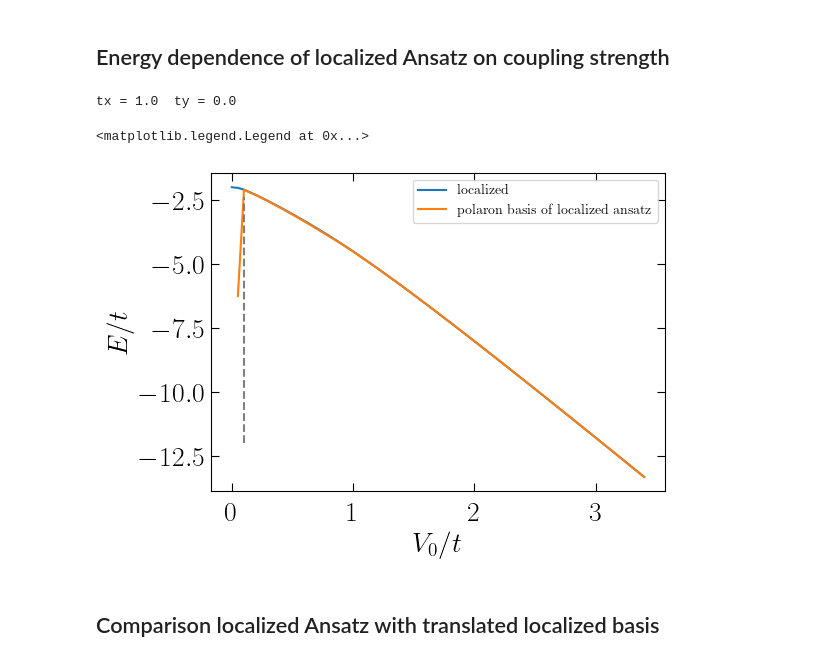
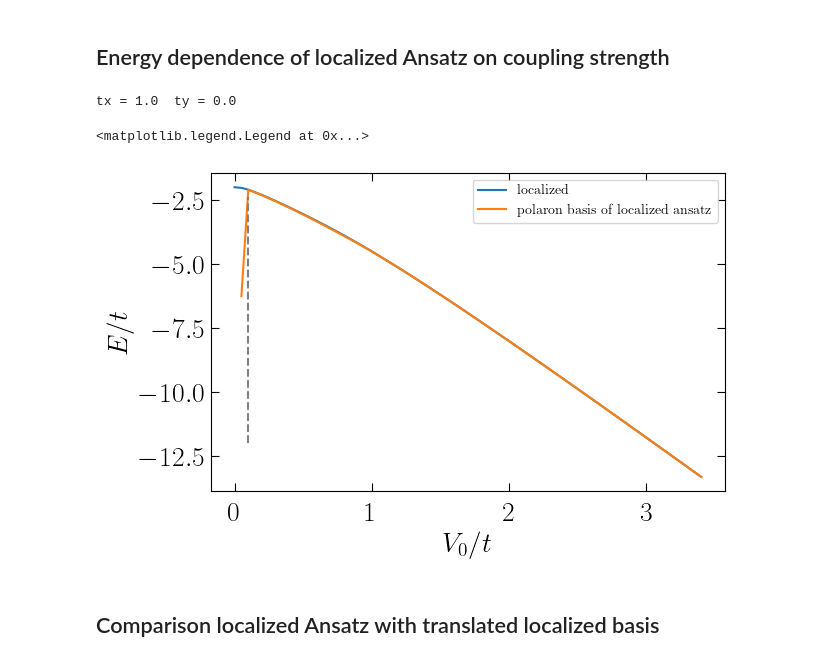
Before and after one commit to Progklui/rotor_lattice_models, a Jupyter notebook: localized_2d_analysis.ipynb, the cells around one changed output. Cells and saved outputs as stored; diff of their text form; code cells hidden in the pictures.

```diff
--- a/localized_2d_analysis.ipynb
+++ b/localized_2d_analysis.ipynb
@@ -58,8 +69,19 @@ def get_e_loc_for_coupling(dir,Mx,My,tx,ty,B,V_0_arr):
 
         e_arr_tun[i] = e_tun[0]
 
-        Tx_arr[i] = Tx
-        Ty_arr[i] = Ty
+        '''Computation of order parameter of translated loc state!'''
+        Txtun, Tytun, Hrm, Him, Btun = H.tunneling_Tx_Ty_matrix(wfn)
+
+        v0 = v_tun[:,0]
+        psiBpsi = np.einsum('i,ij,j->', np.conjugate(v0).T, Btun, v0)
+
+        Tx_p = np.einsum('i,ij,j->', np.conjugate(v0).T, Txtun, v0)/psiBpsi
+        Ty_p = np.einsum('i,ij,j->', np.conjugate(v0).T, Tytun, v0)/psiBpsi
+        Hr_p = np.einsum('i,ij,j->', np.conjugate(v0).T, Hrm, v0)/psiBpsi
+        Hi_p = np.einsum('i,ij,j->', np.conjugate(v0).T, Him, v0)/psiBpsi
+
+        Tx_arr[i] = Tx # Alternative: Tx_p, but this is for polaron state, though changes little!
+        Ty_arr[i] = Ty # Alternative: Ty_p, but this is for polaron state, though changes little!
 
     return e_arr, e_arr_tun, e_T_arr, e_B_arr, e_V_arr, Tx_arr, Ty_arr
 
@@ -284,25 +316,33 @@ e_arr, e_tun_arr, e_T_arr, e_B_arr, e_V_arr, Tx_arr, Ty_arr = get_state_e_loc_da
 # %%
 delta_t_index = 5
 print('tx =', tx_arr[delta_t_index], ' ty =', ty_arr[delta_t_index])
+
+A = 6
+plt.rc('figure', figsize=[46.82 * .5**(.5 * A), 33.11 * .5**(.5 * A)])
+plt.rc('text', usetex=True)
+plt.rc('font', family='serif')
+font_size = 20 # 14
+
+fig, ax = plt.subplots(figsize=[53 * .5**(.5 * A), 33.11 * .5**(.5 * A)])
 
 plt.plot(V_0_arr, e_arr[delta_t_index].real, label=r'localized')
 plt.plot(V_0_arr[1:], e_tun_arr[delta_t_index].real[1:], label=r'polaron basis of localized ansatz')
 
 plt.vlines(x=0.1, ymin=-12, ymax=-2.4, linestyle='dashed', color='grey')
 
 plt.xlabel(r'$V_0/t$', fontsize=font_size)
 plt.ylabel(r'$E/t$', fontsize=font_size)
 
 plt.tick_params(axis='x', direction='in', length=6, top=True, pad=7, labelsize=font_size)
 plt.tick_params(axis='y', direction='in', length=6, right=True, labelsize=font_size)
 
 plt.tick_params(which='minor', axis='y', direction='in', right=True)
 
 plt.legend()
 # %% [output]
 tx = 1.0  ty = 0.0
 <matplotlib.legend.Legend at 0x...>
-[figure, old version]
+[figure, new version]
 # %% [markdown]
 ## Comparison localized Ansatz with translated localized basis
 # %%
```
Also changed, not shown: parts of 29 cells of this notebook, 4 other files.
